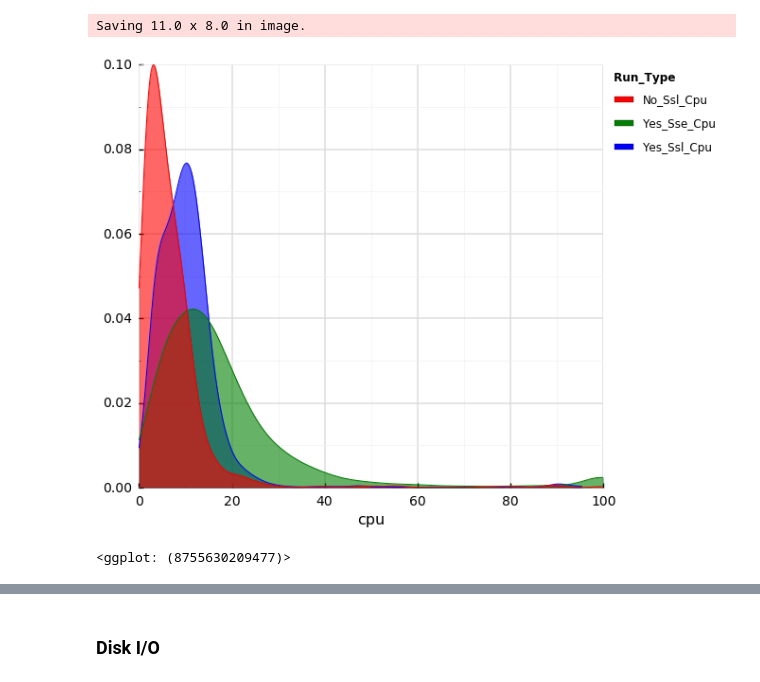
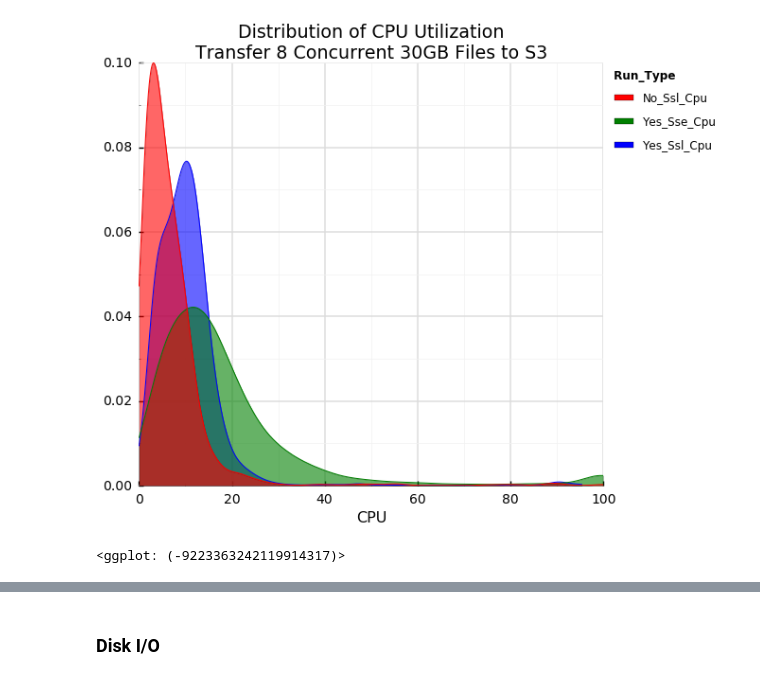
Before and after one commit to philipsoutham/aws-encryption-performance, a Jupyter notebook: To crypto, or not to crypto...-Copy2.ipynb, the cells around one changed output, grey strips where cells are left out. Saved outputs shown, nothing was run; the diff lists cells and outputs as text; code cells hidden in the pictures.

```diff
--- a/To crypto, or not to crypto...-Copy2.ipynb
+++ b/To crypto, or not to crypto...-Copy2.ipynb
@@ -83,10 +95,12 @@ Saving 11.0 x 8.0 in image.
 # %%
 s = ggplot(aes(x='cpu', color='run_type', fill='run_type'), data=async_cpu_df) +\
-    geom_density(alpha=.6)+scale_color_manual(values=["red", "green", "blue"]) +\
+    geom_density(alpha=.6) +\
+    scale_color_manual(values=["red", "green", "blue"]) +\
+    xlab("CPU") +\
+    ggtitle("Distribution of CPU Utilization\nTransfer 8 Concurrent 30GB Files to S3") +\
     theme_seaborn(context='talk',style="whitegrid")
-ggsave("/tmp/network-cpu-2.png",s,dpi=96)
+#ggsave("/tmp/network-cpu-2.png",s,dpi=96)
 s
 # %% [output]
+[figure, new version]
-Saving 11.0 x 8.0 in image.
+<ggplot: (-9223363242119914317)>
-[figure, old version]
-<ggplot: (8755630209477)>
```
Also changed, not shown: parts of 18 cells of this notebook.
